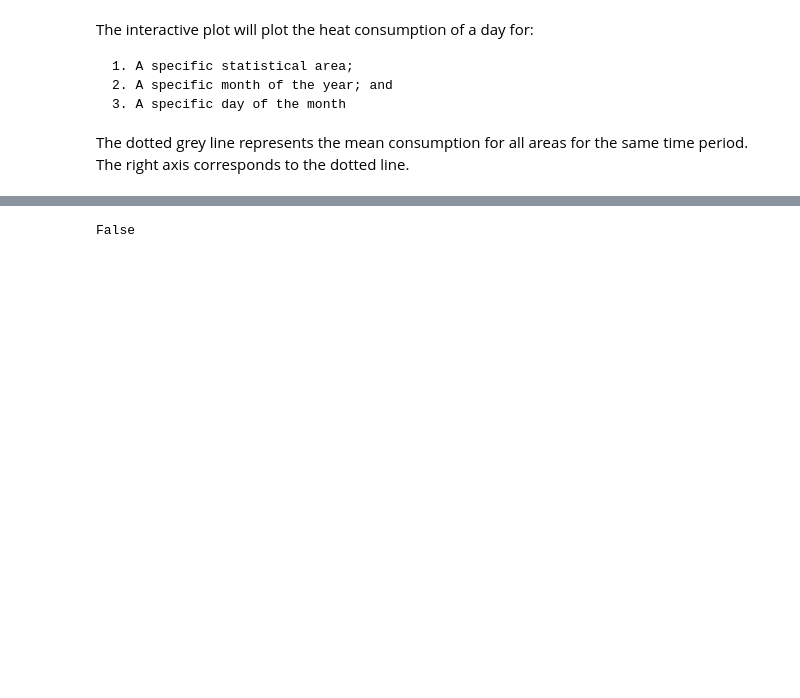
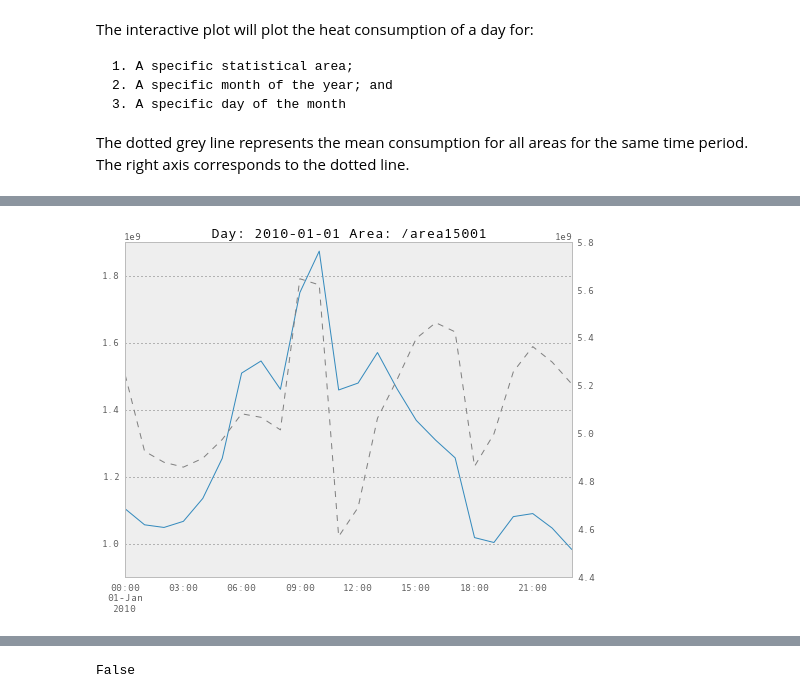
Before and after one commit to emunozh/visualizing-heat-demand-data, a Jupyter notebook: 1 time series.ipynb, the cells around one changed output, grey strips where cells are left out. Cells and saved outputs as stored; diff of their text form; code cells hidden in the pictures; blank space fills up the shorter version.

```diff
--- a/1 time series.ipynb
+++ b/1 time series.ipynb
@@ -211,0 +256,4 @@ interact(plotHeat, area=(0, All_areas.shape[1]-1), month=(1,12), day=(1,31));
+# %%
+plotHeat(91, 1, 1)
+# %% [output]
+[figure, added]
```
Also changed, not shown: parts of 14 cells of this notebook.
